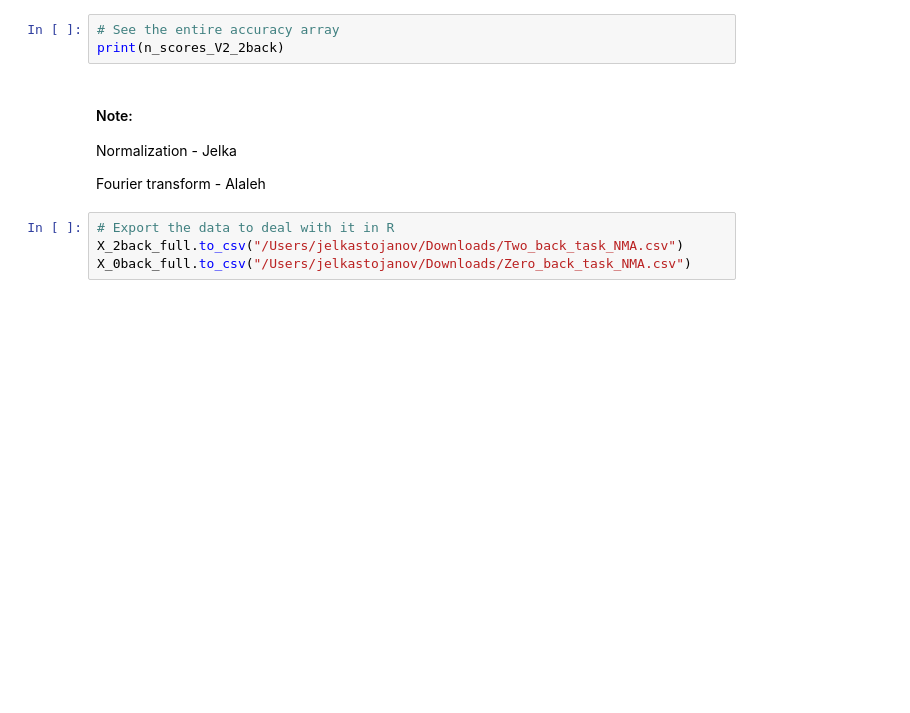
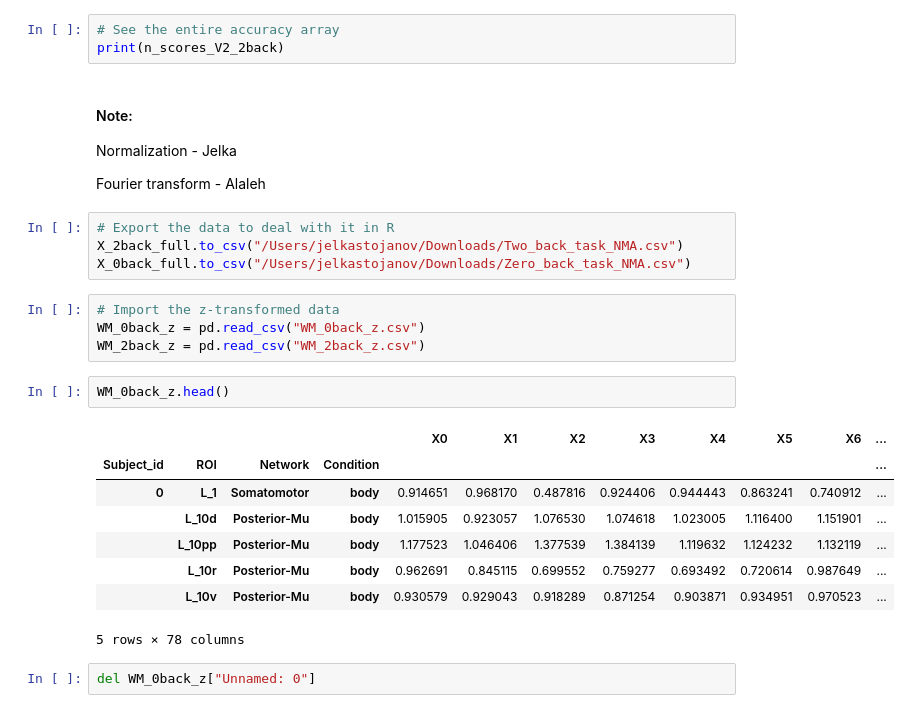
Before and after one commit to pinakm9/NMA, a Jupyter notebook: garbage/fMRI_analysis_NMA_Classifiers.ipynb, the cells around one changed output. Saved outputs shown, nothing was run; the diff lists cells and outputs as text; blank space fills up the shorter version.

Commit message:
z-transform

```diff
--- a/garbage/fMRI_analysis_NMA_Classifiers.ipynb
+++ b/garbage/fMRI_analysis_NMA_Classifiers.ipynb
@@ -848,3 +859,20 @@ Fourier transform - Alaleh
 # Export the data to deal with it in R
 X_2back_full.to_csv("/Users/jelkastojanov/Downloads/Two_back_task_NMA.csv")
 X_0back_full.to_csv("/Users/jelkastojanov/Downloads/Zero_back_task_NMA.csv")
+# %%
+# Import the z-transformed data
+WM_0back_z = pd.read_csv("WM_0back_z.csv")
+WM_2back_z = pd.read_csv("WM_2back_z.csv")
+# %%
+WM_0back_z.head()
+# %% [output]
+|  |  |  |  | X0 | X1 | X2 | X3 | X4 | X5 | X6 | ... |
+| Subject_id | ROI | Network | Condition |  |  |  |  |  |  |  | ... |
+| 0 | L_1 | Somatomotor | body | 0.914651 | 0.968170 | 0.487816 | 0.924406 | 0.944443 | 0.863241 | 0.740912 | ... |
+|  | L_10d | Posterior-Mu | body | 1.015905 | 0.923057 | 1.076530 | 1.074618 | 1.023005 | 1.116400 | 1.151901 | ... |
+|  | L_10pp | Posterior-Mu | body | 1.177523 | 1.046406 | 1.377539 | 1.384139 | 1.119632 | 1.124232 | 1.132119 | ... |
+|  | L_10r | Posterior-Mu | body | 0.962691 | 0.845115 | 0.699552 | 0.759277 | 0.693492 | 0.720614 | 0.987649 | ... |
+|  | L_10v | Posterior-Mu | body | 0.930579 | 0.929043 | 0.918289 | 0.871254 | 0.903871 | 0.934951 | 0.970523 | ... |
+5 rows × 78 columns
+# %%
+del WM_0back_z["Unnamed: 0"]
```
Also changed, not shown: parts of 24 cells of this notebook, 2 other files.
